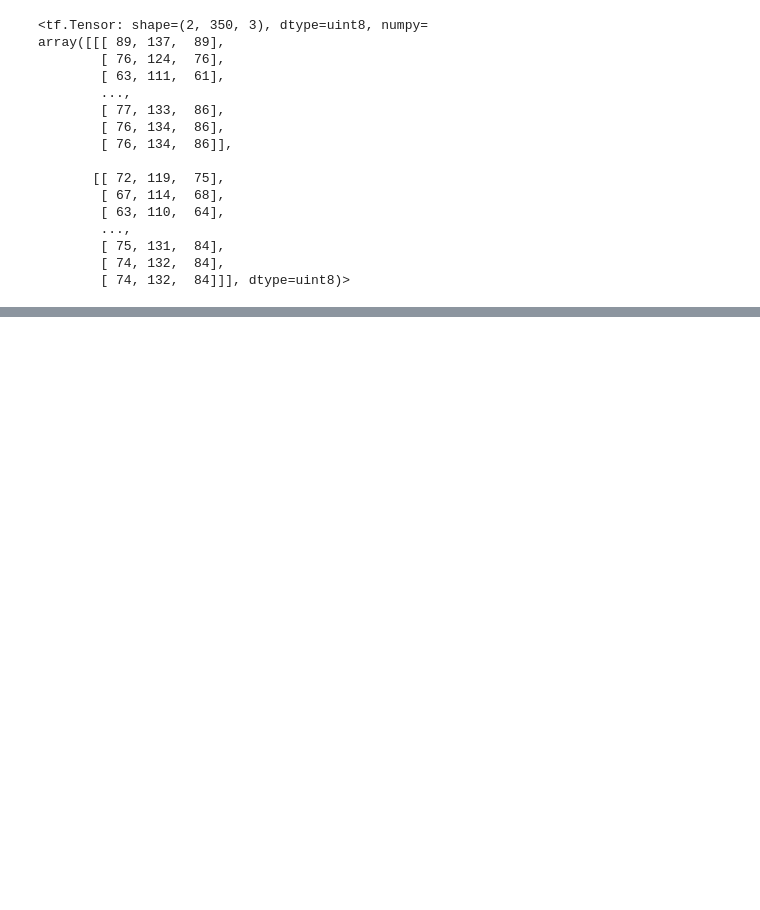
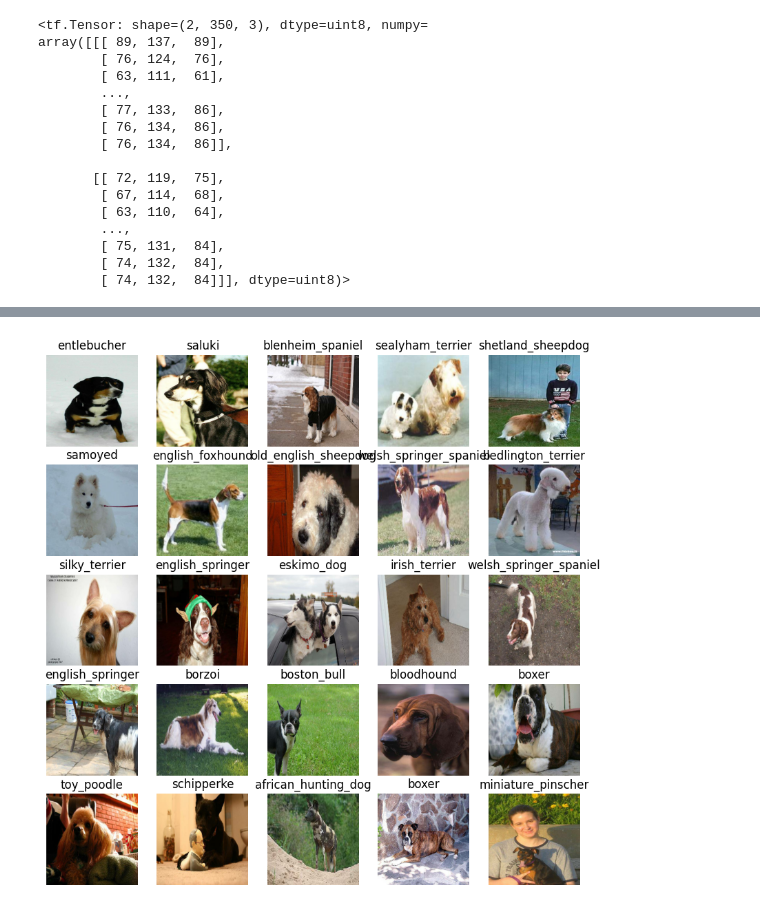
Before and after one commit to PerkyNeptune7/Dog-Breed-Prediction, a Jupyter notebook: dog_vision.ipynb, the cells around one changed output, grey strips where cells are left out. Drawn from its saved outputs; the diff is of its cells as text; code cells hidden in the pictures; blank space fills up the shorter version.

```diff
--- a/dog_vision.ipynb
+++ b/dog_vision.ipynb
@@ -373,0 +509,6 @@ def process_image(image_path):
+# %%
+# now to visualize validation sets
+val_images, val_labels = next(val_data.as_numpy_iterator())
+show_25_images(val_images, val_labels)
+# %% [output]
+[figure, added]
```
Also changed, not shown: parts of 22 cells of this notebook.
